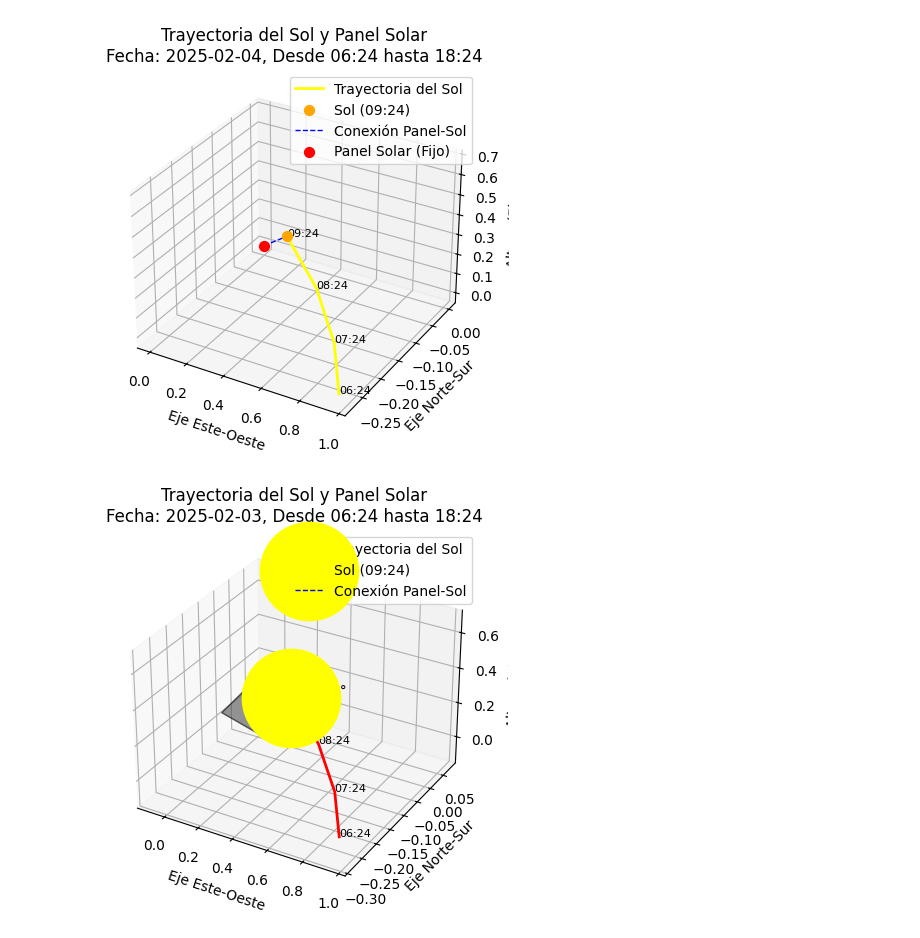
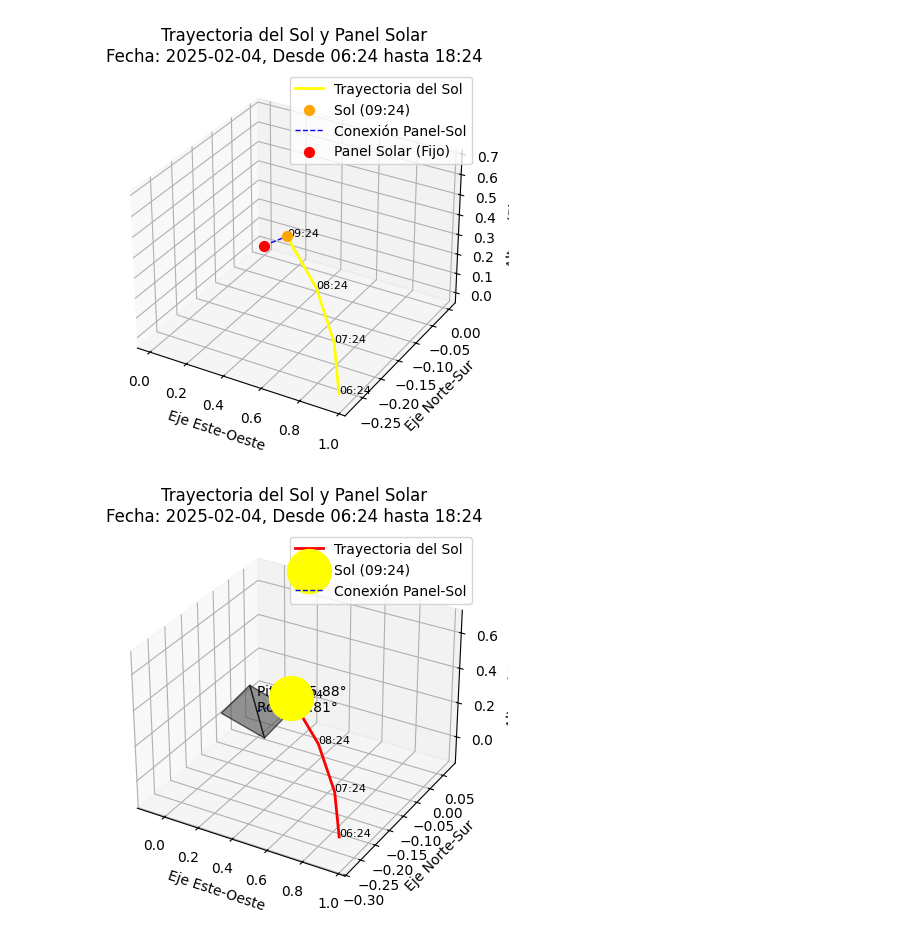
Before and after one commit to afca2002/Proyecto-Final-Panel-Solar, a Jupyter notebook: PanelSolar.ipynb, the cells around one changed output. Cells and saved outputs as stored; diff of their text form; code cells hidden in the pictures.

Commit message:
actualizacion tamaño sol

```diff
--- a/PanelSolar.ipynb
+++ b/PanelSolar.ipynb
@@ -815,20 +815,20 @@ import math
 import os
 
 def getSolarPosition(latitude: float, longitude: float, date: datetime):
-    """Calcula el azimut y la elevación para una posición geográfica y fecha."""
+    """Calcular el azimut y la elevación para una posición geográfica y fecha."""
     az = get_azimuth(latitude, longitude, date)
     el = get_altitude(latitude, longitude, date)
     return az, el
 
 def get_sunrise_sunset(latitude, longitude, date):
-    """Obtiene la hora real de salida y puesta del sol para la ubicación y fecha ingresadas."""
+    """Obtener la hora real de salida y puesta del sol para la ubicación y fecha ingresadas."""
     location = LocationInfo("Guayaquil", "Ecuador", "America/Guayaquil", latitude, longitude)
     s = sun(location.observer, date=date, tzinfo=timezone("America/Guayaquil"))
     return s['sunrise'].astimezone(timezone("America/Guayaquil")), s['sunset'].astimezone(timezone("America/Guayaquil"))
 
 def calculate_pitch_roll(azimuth, elevation):
     """
-    Calcula los ángulos de pitch (β) y roll (γ) para un seguidor solar
+    Calcula los ángulos de pitch (β) y roll (γ) para seguidor solar
     en función de la elevación (θ) y el azimut (α) del sol.
 
     Parámetros:
@@ -854,7 +854,7 @@ def calculate_pitch_roll(azimuth, elevation):
     return pitch, roll
 
 def spherical_to_cartesian(azimuths, elevations):
-    """Convierte azimut y elevación a coordenadas 3D esféricas."""
+    """Conviertir azimut y elevación a coordenadas 3D esféricas."""
     azimuths_rad = np.radians(azimuths)
     elevations_rad = np.radians(elevations)
     sun_x = np.cos(elevations_rad) * np.sin(azimuths_rad)
@@ -863,7 +863,7 @@ def spherical_to_cartesian(azimuths, elevations):
     return sun_x, sun_y, sun_z
 
 def interactive_plot():
-    """Crea una interfaz para ingresar la fecha, duración y ubicación."""
+    """Interfaz para ingresar la fecha, duración y ubicación."""
     root = tk.Tk()
     root.title("Configuración de la Simulación Solar")
     tk.Label(root, text="Latitud:").grid(row=0, column=0)
@@ -911,12 +911,12 @@ def interactive_plot():
     root.mainloop()
 
 def plotSunAndPanelTrajectoryInWindow(start_time, end_time, latitude, longitude):
-    """Dibuja la trayectoria del sol desde la salida hasta la puesta del sol."""
+    """Dibujar la trayectoria del sol desde la salida hasta la puesta del sol."""
     times = []
     current_time = start_time
     while current_time <= end_time:
         times.append(current_time)
-        current_time += timedelta(hours=1)  # Se actualiza cada hora
+        current_time += timedelta(hours=1)
 
     azimuths, elevations = zip(*[getSolarPosition(latitude, longitude, time) for time in times])
     sun_x, sun_y, sun_z = spherical_to_cartesian(azimuths, elevations)
@@ -935,8 +935,8 @@ def plotSunAndPanelTrajectoryInWindow(start_time, end_time, latitude, longitude)
         if i < len(sun_x):
             ax.clear()
             ax.plot(sun_x[:i+1], sun_y[:i+1], sun_z[:i+1], label='Trayectoria del Sol', color='red', linewidth=2)
-            # Dibujar el sol como un círculo amarillo más grande
-            sun_size = 5000  # Tamaño del círculo que representa al sol
+            # Dibujar el sol como un círculo amarillo
+            sun_size = 1000
             ax.scatter(sun_x[i], sun_y[i], sun_z[i], color='yellow', s=sun_size, label=f'Sol ({times[i].strftime("%H:%M")})')
 
             # Calcular pitch y roll para orientar el panel
@@ -954,7 +954,7 @@ def plotSunAndPanelTrajectoryInWindow(start_time, end_time, latitude, longitude)
             # Aplicar rotaciones (pitch y roll) al panel
             rotation_matrix = rotate_panel(pitch, roll)
             rotated_panel = np.dot(panel_corners, rotation_matrix.T)
-            rotated_panel[:, 0] += panel_x  # Trasladar al origen del panel
+            rotated_panel[:, 0] += panel_x
             rotated_panel[:, 1] += panel_y
             rotated_panel[:, 2] += panel_z
 
@@ -975,31 +975,31 @@ def plotSunAndPanelTrajectoryInWindow(start_time, end_time, latitude, longitude)
             ax.set_zlabel('Altura (Eje Z)')
             ax.set_title(f'Trayectoria del Sol y Panel Solar\nFecha: {start_time.strftime("%Y-%m-%d")}, Desde {start_time.strftime("%H:%M")} hasta {end_time.strftime("%H:%M")}')
             ax.legend()
             canvas.draw()
             root.after(500, update_plot, i + 1)
         else:
             root.after(1000, update_plot, 0)
 
     update_plot()
     root.mainloop()
 
 def rotate_panel(pitch, roll):
     """Crea una matriz de rotación para aplicar pitch y roll al panel."""
     pitch_rad = math.radians(pitch)
     roll_rad = math.radians(roll)
     rotation_x = np.array([
         [1, 0, 0],
         [0, math.cos(pitch_rad), -math.sin(pitch_rad)],
         [0, math.sin(pitch_rad), math.cos(pitch_rad)]
     ])
     rotation_y = np.array([
         [math.cos(roll_rad), 0, math.sin(roll_rad)],
         [0, 1, 0],
         [-math.sin(roll_rad), 0, math.cos(roll_rad)]
     ])
     return np.dot(rotation_x, rotation_y)
 
 if __name__ == "__main__":
     interactive_plot()
 # %% [output]
-[figure, old version]
+[figure, new version]
```
